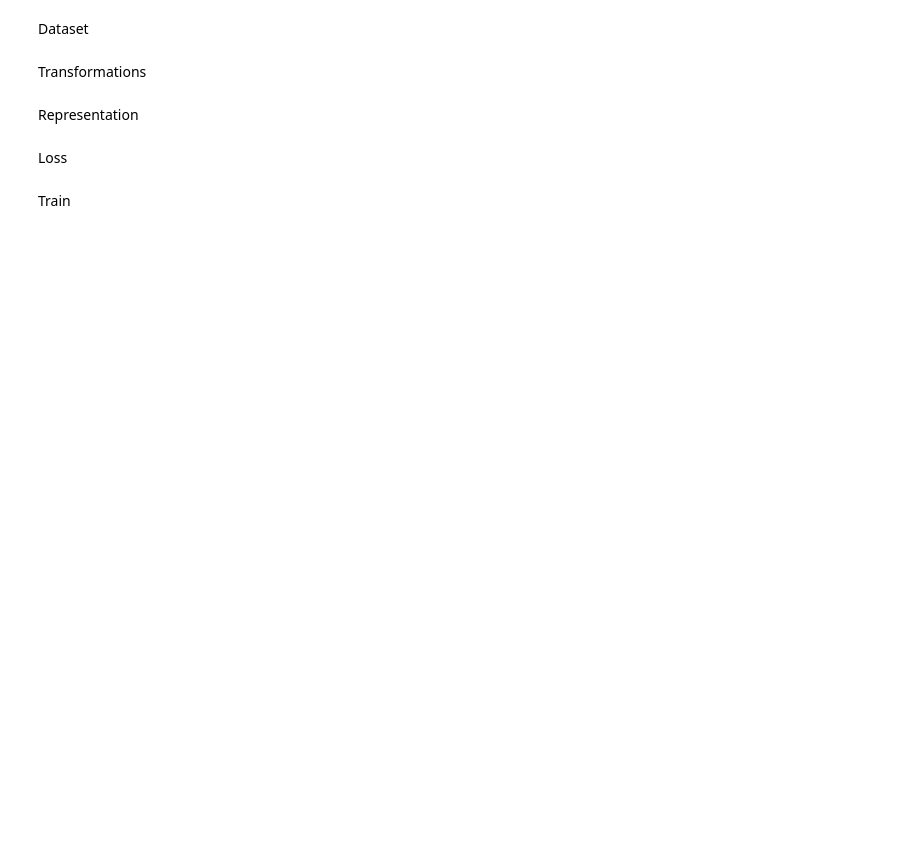
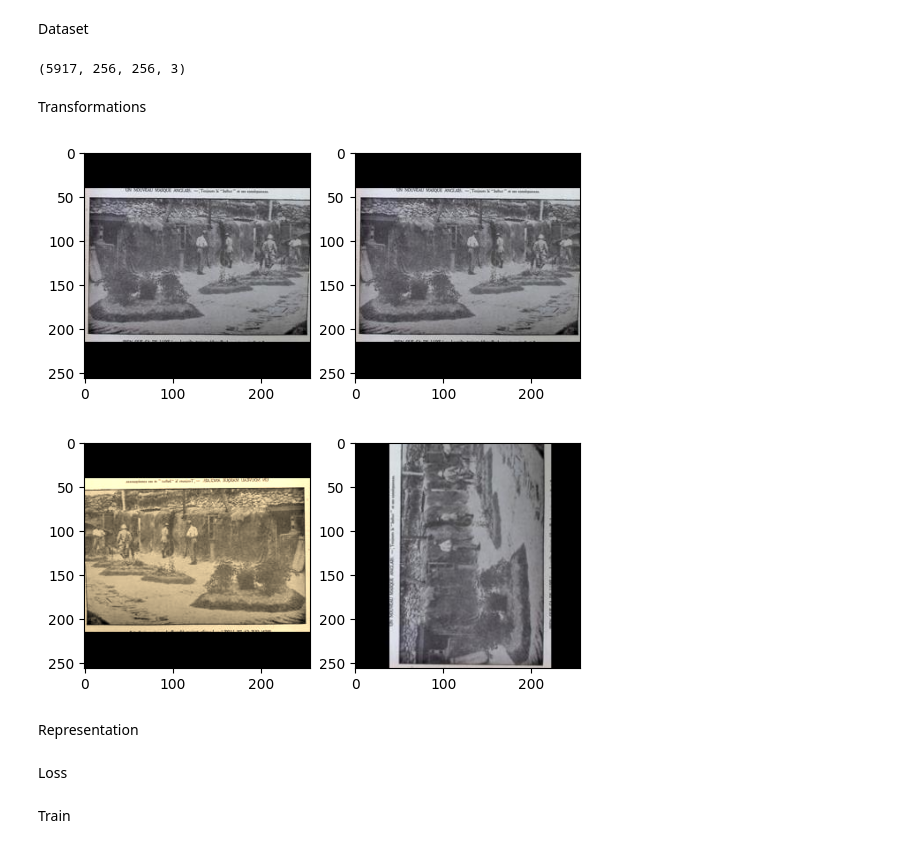
Before and after one commit to Raphael-Renard/HighVision, a Jupyter notebook: representation/image/metods/simclr.ipynb, the cells around one changed output. Saved outputs shown, nothing was run; the diff lists cells and outputs as text; code cells hidden in the pictures; blank space fills up the shorter version.

```diff
--- a/representation/image/metods/simclr.ipynb
+++ b/representation/image/metods/simclr.ipynb
@@ -37,2 +40,12 @@ trainLoader = DataLoader(trainDataset, batch_size, shuffle=True, num_workers=wor
+# %%
+x = np.array(x)
+y = np.array(y)
+images = np.array(images)
+
+images.shape
+# %% [output]
+(5917, 256, 256, 3)
+# %%
+trainLoader = getDataLoader(images, None, None, False, batch_size, True, num_workers=2)
 # %% [markdown]
 Transformations
@@ -44,0 +73,20 @@ transform2 = transforms.Compose([
+# %%
+# possible +/- 45 degrees rotations, possibly cropped
+
+class transforms_Rotate(nn.Module):
+    def __init__(self):
+        super(transforms_Rotate, self).__init__()
+
+    def __call__(self, batch):
+        batch = batch.movedim(2,3)
+        return batch
+
+transform2 = transforms.Compose([
+    transforms.RandomApply([
+        transforms_Rotate(),
+        transforms.RandomChoice([
+            transforms.RandomHorizontalFlip(1),
+            transforms.RandomVerticalFlip(1)
+        ])], 2/3),
+    transforms.RandomResizedCrop(size=images.shape[2], scale=(2/5,1), ratio=(1,1))
+])
@@ -45,3 +95,20 @@ transform2 = transforms.Compose([
+# %%
+for batch in trainLoader:
+    batch1 = transform1(batch)
+    batch2 = transform2(batch)
+
+    fig, (ax1, ax2) = plt.subplots(1, 2)
+    ax1.imshow(transforms.functional.to_pil_image(batch[0]))
+    ax2.imshow(transforms.functional.to_pil_image(batch[0]))
+    plt.show()
+    fig, (ax1, ax2) = plt.subplots(1, 2)
+    ax1.imshow(transforms.functional.to_pil_image(batch1[0]))
+    ax2.imshow(transforms.functional.to_pil_image(batch2[0]))
+    plt.show()
+    break
+# %% [output]
+[figure, added]
+[figure, added]
 # %% [markdown]
 Representation
 # %%
```
Also changed, not shown: parts of 19 cells of this notebook, 18 other files.
